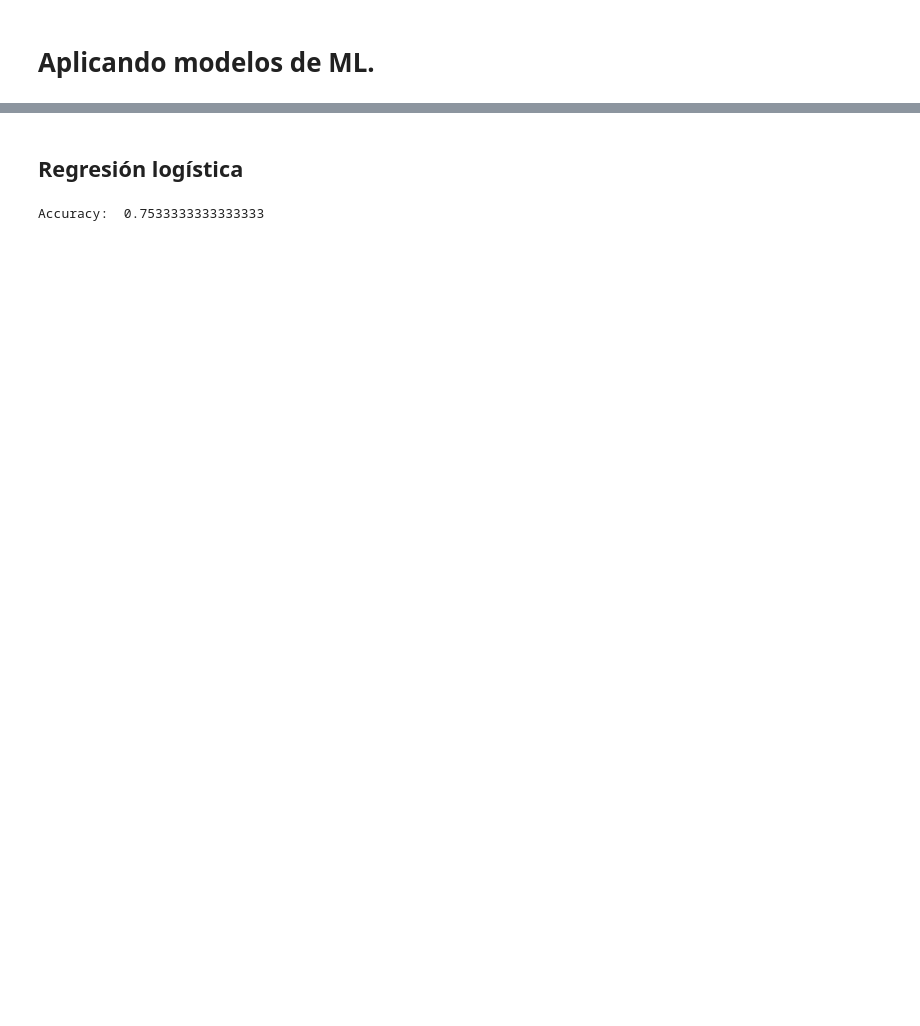
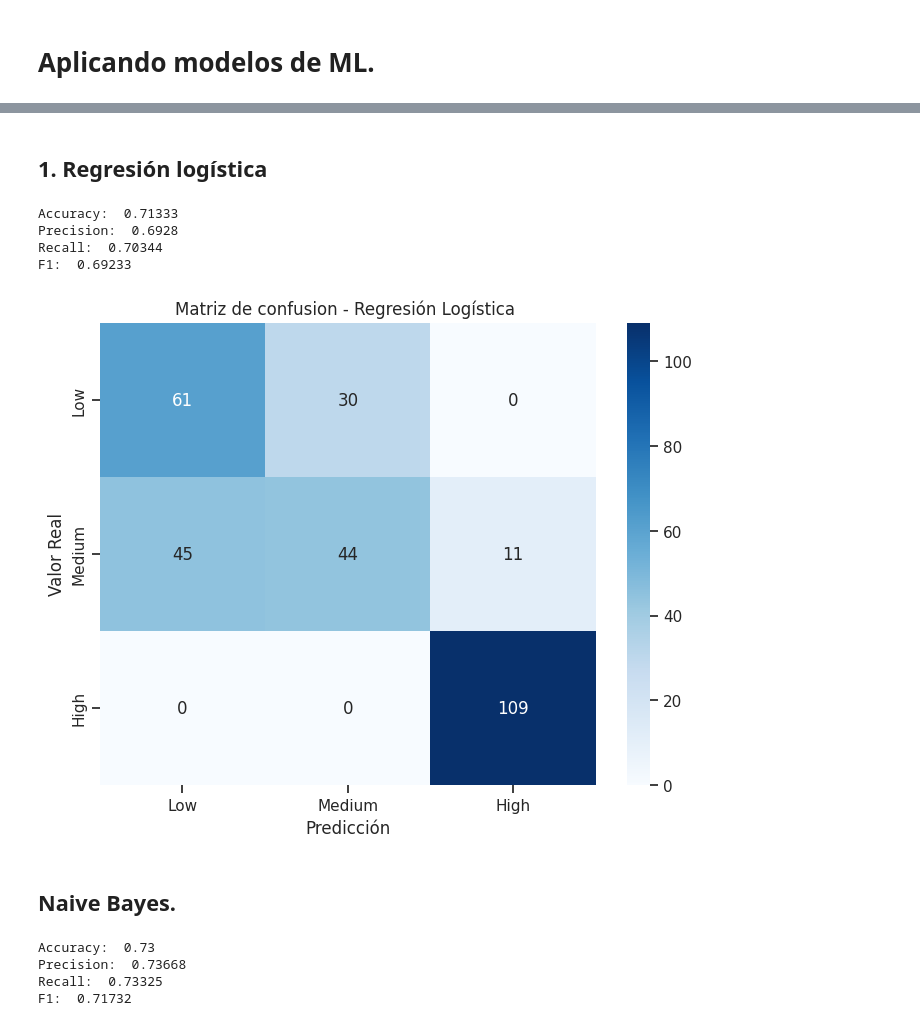
Before and after one commit to RicardxJMG/Data-projects, a Jupyter notebook: Data Science Projects/Cáncer de Pulmon/Lung_Cancer_Prediction.ipynb, the cells around one changed output, grey strips where cells are left out. Saved outputs shown, nothing was run; the diff lists cells and outputs as text; code cells hidden in the pictures; blank space fills up the shorter version.

```diff
--- a/Data Science Projects/Cáncer de Pulmon/Lung_Cancer_Prediction.ipynb
+++ b/Data Science Projects/Cáncer de Pulmon/Lung_Cancer_Prediction.ipynb
@@ -245,2 +241,6 @@ df_pca.to_csv('df_pca.csv', index=False)
 # %% [markdown]
 # Aplicando modelos de ML.
+# %%
+df_pca = pd.read_csv('df_pca.csv')
+X_pca = df_pca.drop(columns = 'level')
+y_pca= df_pca.level
@@ -246,0 +299,10 @@ df_pca.to_csv('df_pca.csv', index=False)
+# %%
+def plot_confusion_matrix(y_test, y_pred, model_name:str):
+  cm = confusion_matrix(y_test, y_pred)
+  plt.figure(figsize = (8,6))
+  sns.heatmap(cm, annot = True, cmap = 'Blues', fmt = 'd',
+    xticklabels=['Low', 'Medium', 'High'], yticklabels=['Low', 'Medium', 'High'])
+  plt.title(f'Matriz de confusion - {model_name} ')
+  plt.xlabel('Predicción')
+  plt.ylabel('Valor Real')
+  plt.show()
@@ -247,16 +321,25 @@ df_pca.to_csv('df_pca.csv', index=False)
 # %% [markdown]
-## Regresión logística
+## 1. Regresión logística
 # %%
 from sklearn.model_selection import train_test_split
 from sklearn.linear_model import LogisticRegression
-from sklearn.metrics import accuracy_score, confusion_matrix, classification_report
 
-X_train, X_test, y_train, y_test = train_test_split(X_pca, y, test_size = 0.3, random_state = 42)
 
-logistic = LogisticRegression()
+X_train, X_test, y_train, y_test = train_test_split(X_pca, y_pca, test_size = 0.3, stratify=y,random_state = 42)
+
+logistic = LogisticRegression(multi_class="multinomial", solver='newton-cg', random_state=42)
 logistic.fit(X_train, y_train)
 logistic_pred = logistic.predict(X_test)
-
-print('Accuracy: ',accuracy_score(y_test, logistic_pred))
-# %% [output]
-Accuracy:  0.7533333333333333
+# %%
+print_metrics(y_test, logistic_pred)
+# %% [output]
+Accuracy:  0.71333
+Precision:  0.6928
+Recall:  0.70344
+F1:  0.69233
+# %%
+plot_confusion_matrix(y_test, logistic_pred, 'Regresión Logística')
+# %% [output]
+[figure, added]
+# %% [markdown]
+## Naive Bayes.
@@ -262,0 +358,7 @@ Accuracy:  0.7533333333333333
+# %%
+print_metrics(y_test, nb_pred)
+# %% [output]
+Accuracy:  0.73
+Precision:  0.73668
+Recall:  0.73325
+F1:  0.71732
```
Also changed, not shown: parts of 22 cells of this notebook.
